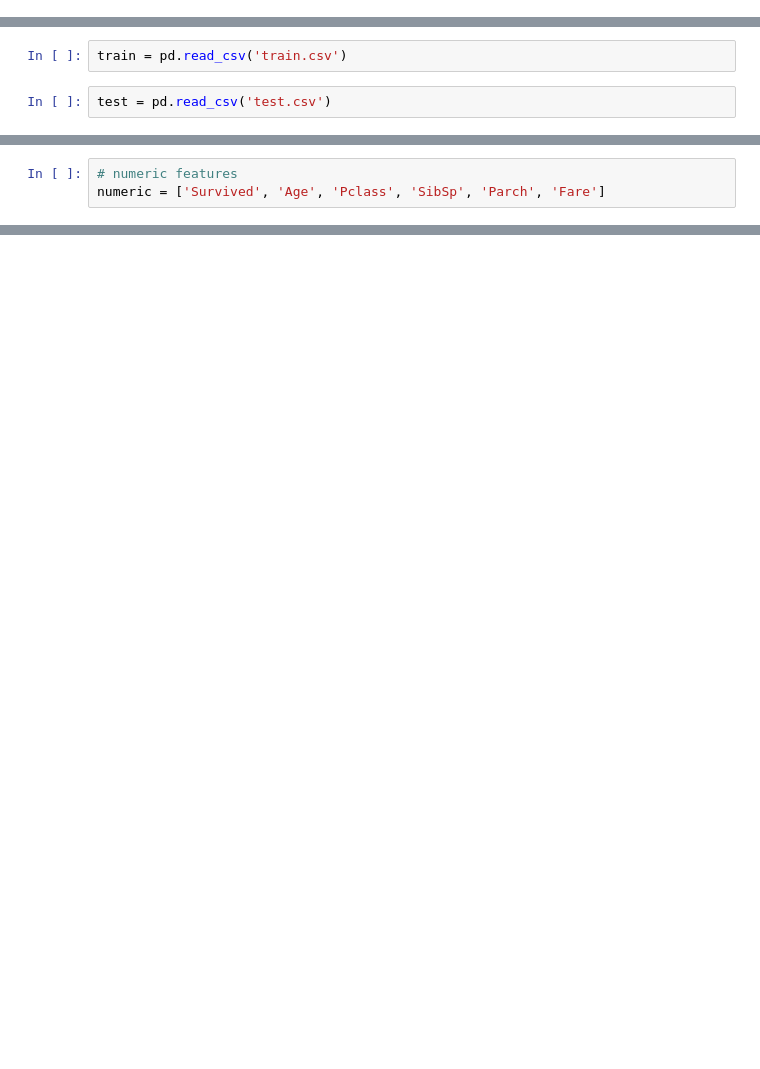
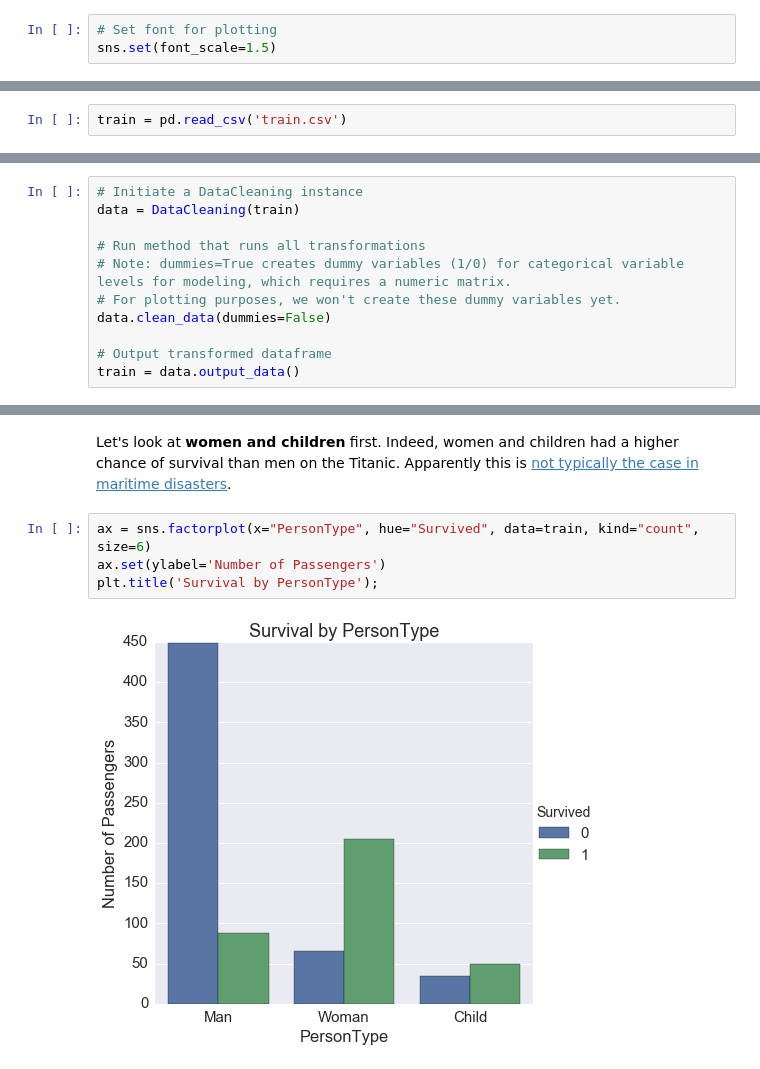
Before and after one commit to ocarmieo/kaggle-titanic, a Jupyter notebook: Titanic EDA.ipynb, the cells around one changed output, grey strips where cells are left out. Cells and saved outputs as stored; diff of their text form; blank space fills up the shorter version.

Commit message:
updated titanic blog post content

```diff
--- a/Titanic EDA.ipynb
+++ b/Titanic EDA.ipynb
@@ -11 +41,4 @@ import statsmodels.formula.api as smf
 %matplotlib inline
+# %%
+# Set font for plotting
+sns.set(font_scale=1.5)
@@ -12,4 +47,2 @@ import statsmodels.formula.api as smf
 # %%
 train = pd.read_csv('train.csv')
-# %%
-test = pd.read_csv('test.csv')
@@ -95,3 +82,0 @@ train.describe()
-# %%
-# numeric features
-numeric = ['Survived', 'Age', 'Pclass', 'SibSp', 'Parch', 'Fare']
@@ -234,0 +235,11 @@ fit1.summary()
+# %%
+# Initiate a DataCleaning instance
+data = DataCleaning(train)
+
+# Run method that runs all transformations
+# Note: dummies=True creates dummy variables (1/0) for categorical variable levels for modeling, which requires a numeric matrix.
+# For plotting purposes, we won't create these dummy variables yet.
+data.clean_data(dummies=False)
+
+# Output transformed dataframe
+train = data.output_data()
@@ -234,0 +275,8 @@ fit1.summary()
+# %% [markdown]
+Let's look at __women and children__ first. Indeed, women and children had a higher chance of survival than men on the Titanic. Apparently this is [not typically the case in maritime disasters](http://www.livescience.com/21951-women-children-first-shipwreck-myth.html).
+# %%
+ax = sns.factorplot(x="PersonType", hue="Survived", data=train, kind="count", size=6)
+ax.set(ylabel='Number of Passengers')
+plt.title('Survival by PersonType');
+# %% [output]
+[figure, added]
```
Also changed, not shown: parts of 62 cells of this notebook, 4 other files.
